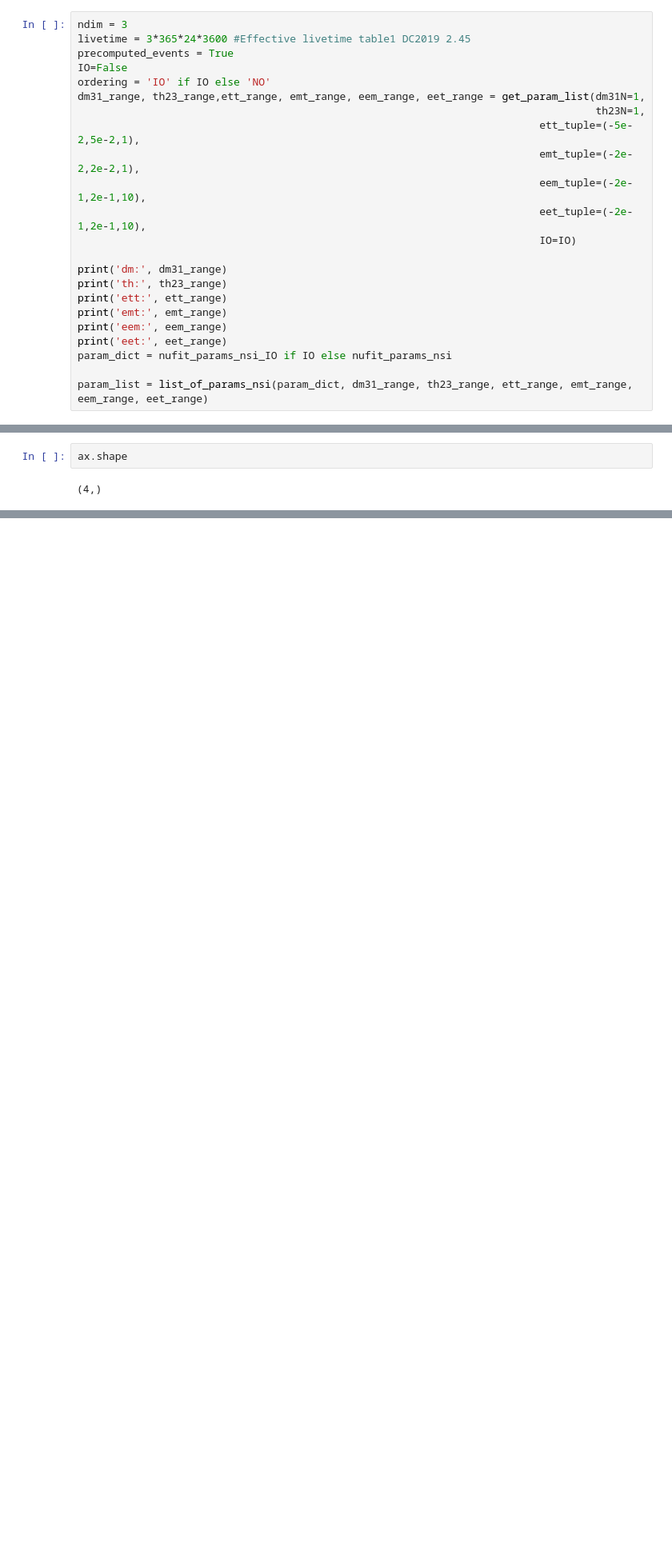
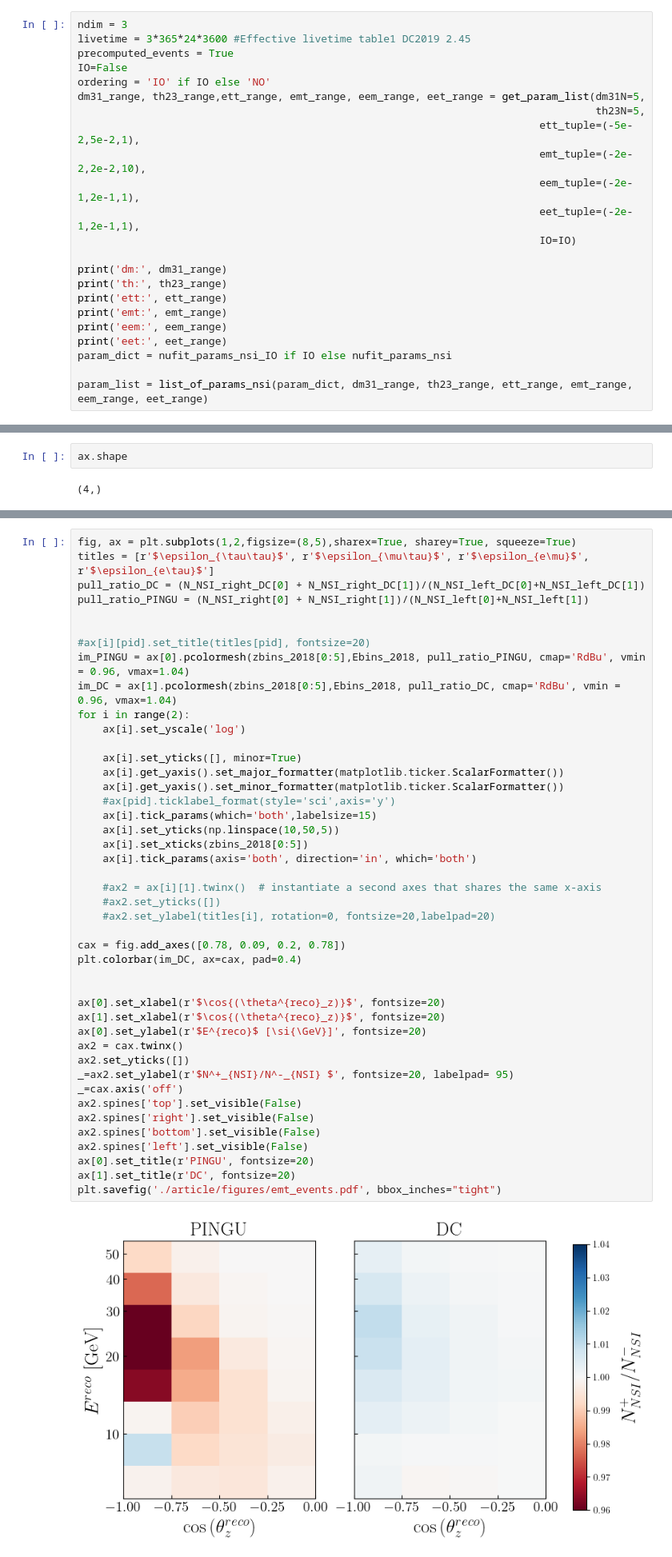
Before and after one commit to Sjoeborg/thesis, a Jupyter notebook: notebooks/PINGU/analysis.ipynb, the cells around one changed output, grey strips where cells are left out. Shown at 80% size. Cells and saved outputs as stored; diff of their text form; blank space fills up the shorter version.

```diff
--- a/notebooks/PINGU/analysis.ipynb
+++ b/notebooks/PINGU/analysis.ipynb
@@ -30,12 +30,12 @@ livetime = 3*365*24*3600 #Effective livetime table1 DC2019 2.45
 precomputed_events = True
 IO=False
 ordering = 'IO' if IO else 'NO'
-dm31_range, th23_range,ett_range, emt_range, eem_range, eet_range = get_param_list(dm31N=1,
-                                                                                   th23N=1,
+dm31_range, th23_range,ett_range, emt_range, eem_range, eet_range = get_param_list(dm31N=5,
+                                                                                   th23N=5,
                                                                           ett_tuple=(-5e-2,5e-2,1),
-                                                                          emt_tuple=(-2e-2,2e-2,1),
-                                                                          eem_tuple=(-2e-1,2e-1,10),
-                                                                          eet_tuple=(-2e-1,2e-1,10),
+                                                                          emt_tuple=(-2e-2,2e-2,10),
+                                                                          eem_tuple=(-2e-1,2e-1,1),
+                                                                          eet_tuple=(-2e-1,2e-1,1),
                                                                           IO=IO)
 
 print('dm:', dm31_range)
@@ -586,0 +625,46 @@ _=cax.axis('off')
+# %%
+fig, ax = plt.subplots(1,2,figsize=(8,5),sharex=True, sharey=True, squeeze=True)
+titles = [r'$\epsilon_{\tau\tau}$', r'$\epsilon_{\mu\tau}$', r'$\epsilon_{e\mu}$', r'$\epsilon_{e\tau}$']
+pull_ratio_DC = (N_NSI_right_DC[0] + N_NSI_right_DC[1])/(N_NSI_left_DC[0]+N_NSI_left_DC[1])
+pull_ratio_PINGU = (N_NSI_right[0] + N_NSI_right[1])/(N_NSI_left[0]+N_NSI_left[1])
+
+
+#ax[i][pid].set_title(titles[pid], fontsize=20)
+im_PINGU = ax[0].pcolormesh(zbins_2018[0:5],Ebins_2018, pull_ratio_PINGU, cmap='RdBu', vmin = 0.96, vmax=1.04)
+im_DC = ax[1].pcolormesh(zbins_2018[0:5],Ebins_2018, pull_ratio_DC, cmap='RdBu', vmin = 0.96, vmax=1.04)
+for i in range(2):
+    ax[i].set_yscale('log')
+
+    ax[i].set_yticks([], minor=True)
+    ax[i].get_yaxis().set_major_formatter(matplotlib.ticker.ScalarFormatter())
+    ax[i].get_yaxis().set_minor_formatter(matplotlib.ticker.ScalarFormatter())
+    #ax[pid].ticklabel_format(style='sci',axis='y')
+    ax[i].tick_params(which='both',labelsize=15)
+    ax[i].set_yticks(np.linspace(10,50,5))
+    ax[i].set_xticks(zbins_2018[0:5])
+    ax[i].tick_params(axis='both', direction='in', which='both')
+
+    #ax2 = ax[i][1].twinx()  # instantiate a second axes that shares the same x-axis
+    #ax2.set_yticks([])
+    #ax2.set_ylabel(titles[i], rotation=0, fontsize=20,labelpad=20)
+
+cax = fig.add_axes([0.78, 0.09, 0.2, 0.78])
+plt.colorbar(im_DC, ax=cax, pad=0.4)
+
+
+ax[0].set_xlabel(r'$\cos{(\theta^{reco}_z)}$', fontsize=20)
+ax[1].set_xlabel(r'$\cos{(\theta^{reco}_z)}$', fontsize=20)
+ax[0].set_ylabel(r'$E^{reco}$ [\si{\GeV}]', fontsize=20)
+ax2 = cax.twinx()
+ax2.set_yticks([])
+_=ax2.set_ylabel(r'$N^+_{NSI}/N^-_{NSI} $', fontsize=20, labelpad= 95)
+_=cax.axis('off')
+ax2.spines['top'].set_visible(False)
+ax2.spines['right'].set_visible(False)
+ax2.spines['bottom'].set_visible(False)
+ax2.spines['left'].set_visible(False)
+ax[0].set_title(r'PINGU', fontsize=20)
+ax[1].set_title(r'DC', fontsize=20)
+plt.savefig('./article/figures/emt_events.pdf', bbox_inches="tight")
+# %% [output]
+[figure, added]
```
Also changed, not shown: parts of 10 cells of this notebook, 5 other files.
